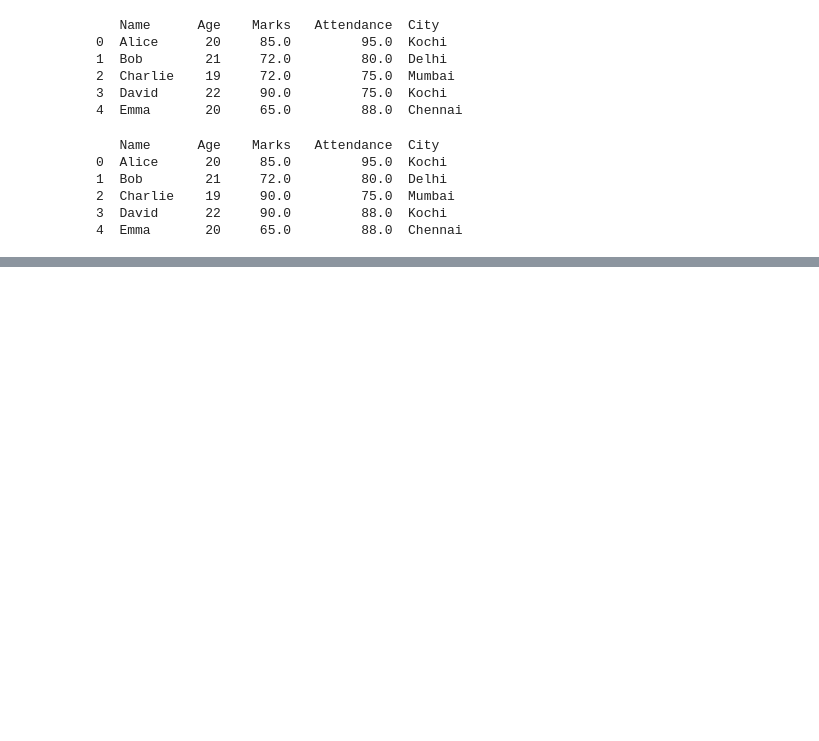
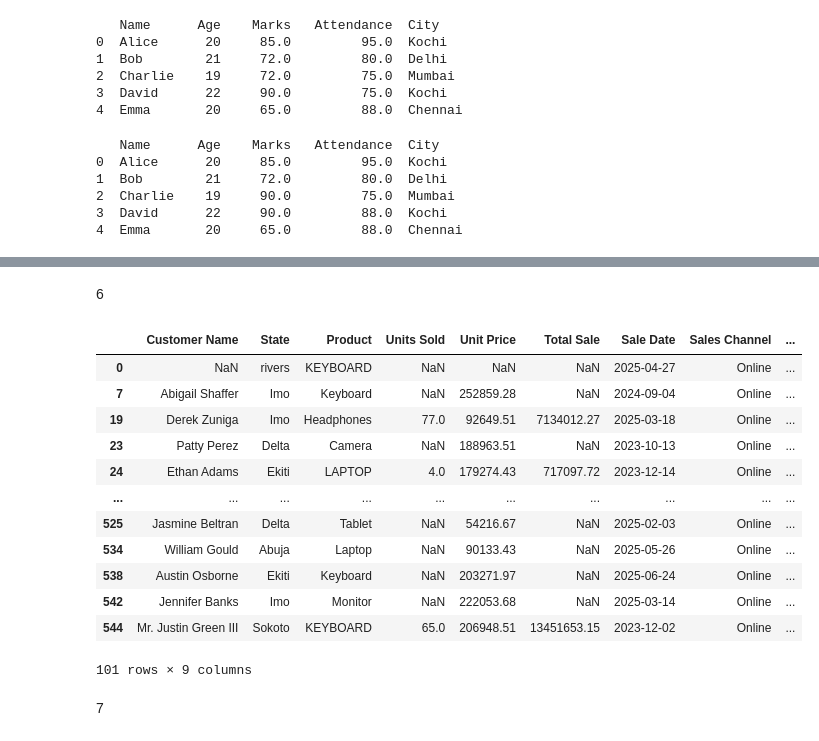
Before and after one commit to KrithikaMJ/PANDAS, a Jupyter notebook: Datascience.ipynb, the cells around one changed output, grey strips where cells are left out. Drawn from its saved outputs; the diff is of its cells as text; code cells hidden in the pictures; blank space fills up the shorter version.

```diff
--- a/Datascience.ipynb
+++ b/Datascience.ipynb
@@ -407,0 +503,20 @@ df
+# %% [markdown]
+6
+# %%
+df[df["Sales Channel"]=="Online"]
+# %% [output]
+|  | Customer Name | State | Product | Units Sold | Unit Price | Total Sale | Sale Date | Sales Channel | ... |
+| 0 | NaN | rivers | KEYBOARD | NaN | NaN | NaN | 2025-04-27 | Online | ... |
+| 7 | Abigail Shaffer | Imo | Keyboard | NaN | 252859.28 | NaN | 2024-09-04 | Online | ... |
+| 19 | Derek Zuniga | Imo | Headphones | 77.0 | 92649.51 | 7134012.27 | 2025-03-18 | Online | ... |
+| 23 | Patty Perez | Delta | Camera | NaN | 188963.51 | NaN | 2023-10-13 | Online | ... |
+| 24 | Ethan Adams | Ekiti | LAPTOP | 4.0 | 179274.43 | 717097.72 | 2023-12-14 | Online | ... |
+| ... | ... | ... | ... | ... | ... | ... | ... | ... | ... |
+| 525 | Jasmine Beltran | Delta | Tablet | NaN | 54216.67 | NaN | 2025-02-03 | Online | ... |
+| 534 | William Gould | Abuja | Laptop | NaN | 90133.43 | NaN | 2025-05-26 | Online | ... |
+| 538 | Austin Osborne | Ekiti | Keyboard | NaN | 203271.97 | NaN | 2025-06-24 | Online | ... |
+| 542 | Jennifer Banks | Imo | Monitor | NaN | 222053.68 | NaN | 2025-03-14 | Online | ... |
+| 544 | Mr. Justin Green III | Sokoto | KEYBOARD | 65.0 | 206948.51 | 13451653.15 | 2023-12-02 | Online | ... |
+101 rows × 9 columns
+# %% [markdown]
+7
```
Also changed, not shown: parts of 20 cells of this notebook.
